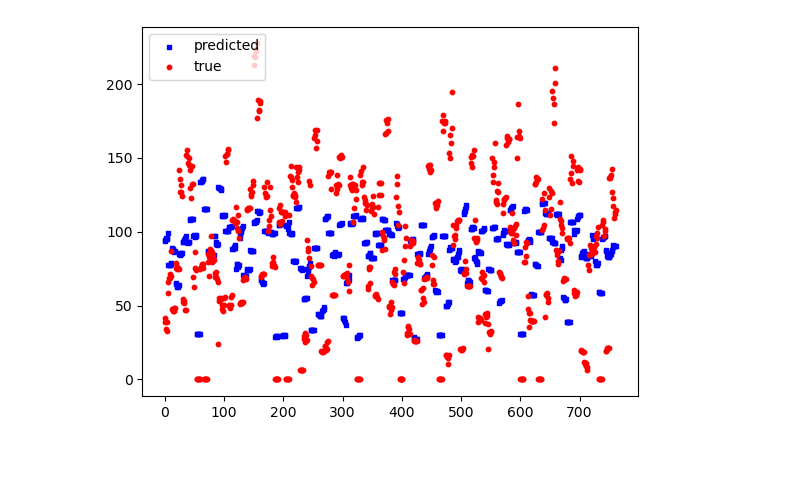
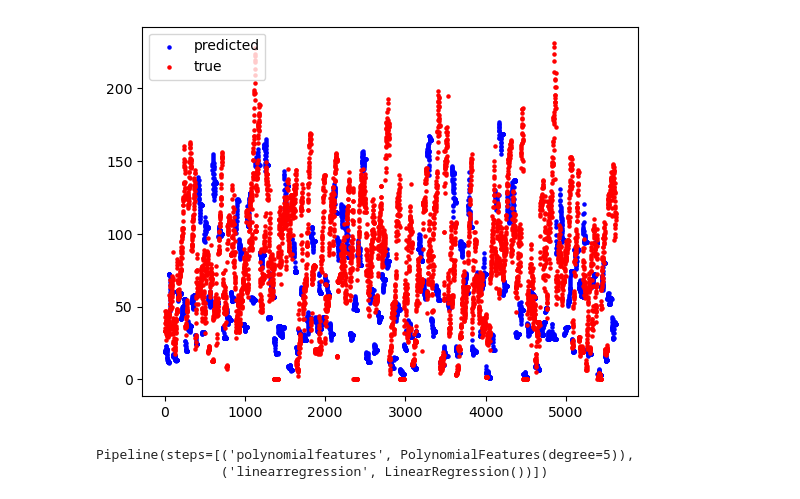
Before and after one commit to elirwater/ds4400-final-project, a Jupyter notebook: regression_model.ipynb, the cells around one changed output. Drawn from its saved outputs; the diff is of its cells as text; code cells hidden in the pictures; blank space fills up the shorter version.

```diff
--- a/regression_model.ipynb
+++ b/regression_model.ipynb
@@ -175,8 +181,8 @@ valid_combos
          'total_renewable_water_resources'],
         dtype='object'))]
 # %%
-final_df = dfs[-1].merge(dfs[0], on=["Country", "Year"]).merge(dfs[4], on=["Country", "Year"])
+final_df = dfs[-1].merge(dfs[0], on=["Country", "Year"]).merge(dfs[3], on=["Country", "Year"])
 # %%
 # Runs the linear regression with only agricultural_value_added_percent_of_gdp and flood_occurence
-beta, mse_list = lin_regression(final_df.drop(["Country", "Year"], axis=1), epochs=1000, alpha=0.01)
+beta, mse_list = lin_regression(final_df.drop(["Country", "Year"], axis=1), epochs=1000, alpha=0.000001)
 # %%
@@ -185,14 +190,20 @@ pred = predict(final_df.drop(["Country", "Year", "total_yield"], axis=1), beta)
 true = final_df["total_yield"]
 # %%
 # Plots something for sure
-x = range(len(pred))
-y = range(100,200)
+X = range(len(pred))
+y = final_df["total_yield"]
 fig = plt.figure()
 ax1 = fig.add_subplot(111)
 
-ax1.scatter(x, pred, s=10, c='b', marker="s", label='predicted')
-ax1.scatter(x, true, s=10, c='r', marker="o", label='true')
+ax1.scatter(X, pred, s=5, c='b', marker="o", label='predicted')
+ax1.scatter(X, true, s=5, c='r', marker="o", label='true')
 plt.legend(loc='upper left')
 plt.show()
 # %% [output]
-[figure, old version]
+[figure, new version]
+# %%
+polyreg=make_pipeline(PolynomialFeatures(5),LinearRegression())
+polyreg.fit(final_df.drop(["Country", "Year", "total_yield"], axis=1),final_df["total_yield"])
+# %% [output]
+Pipeline(steps=[('polynomialfeatures', PolynomialFeatures(degree=5)),
+                ('linearregression', LinearRegression())])
```
Also changed, not shown: parts of 7 cells of this notebook, 1 other file.
